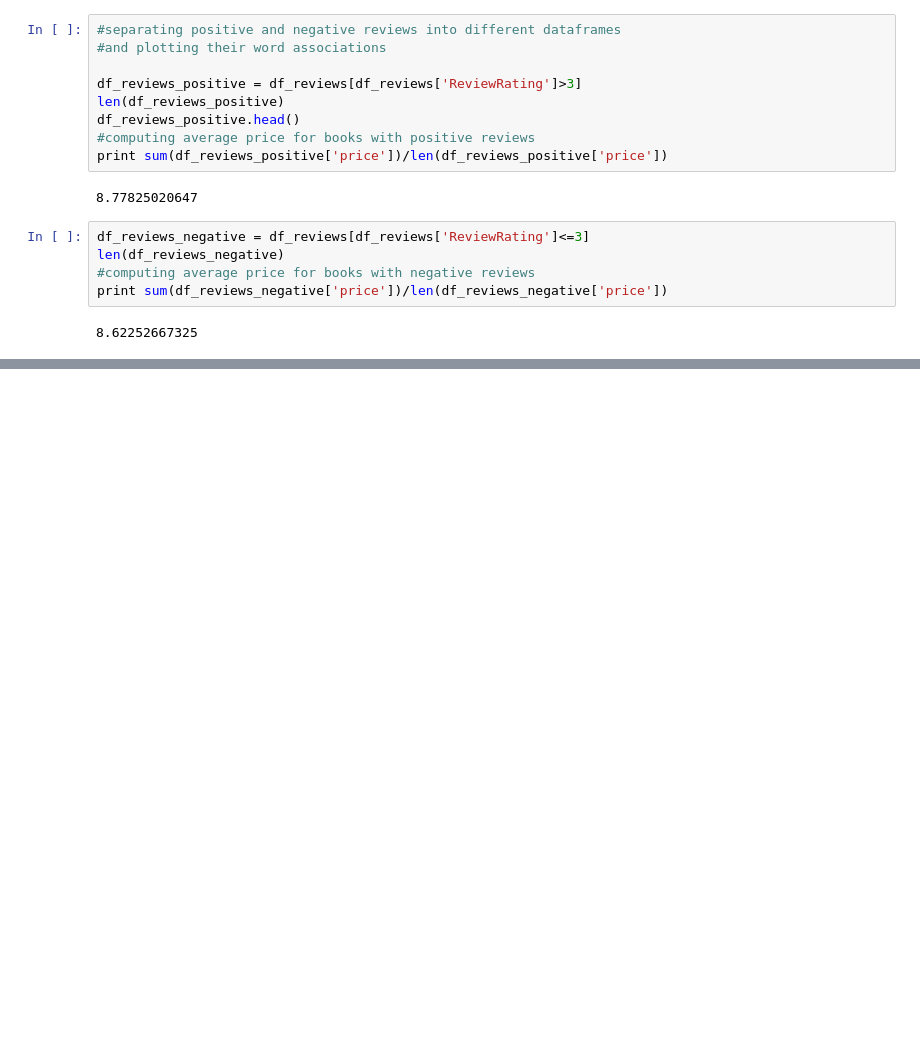
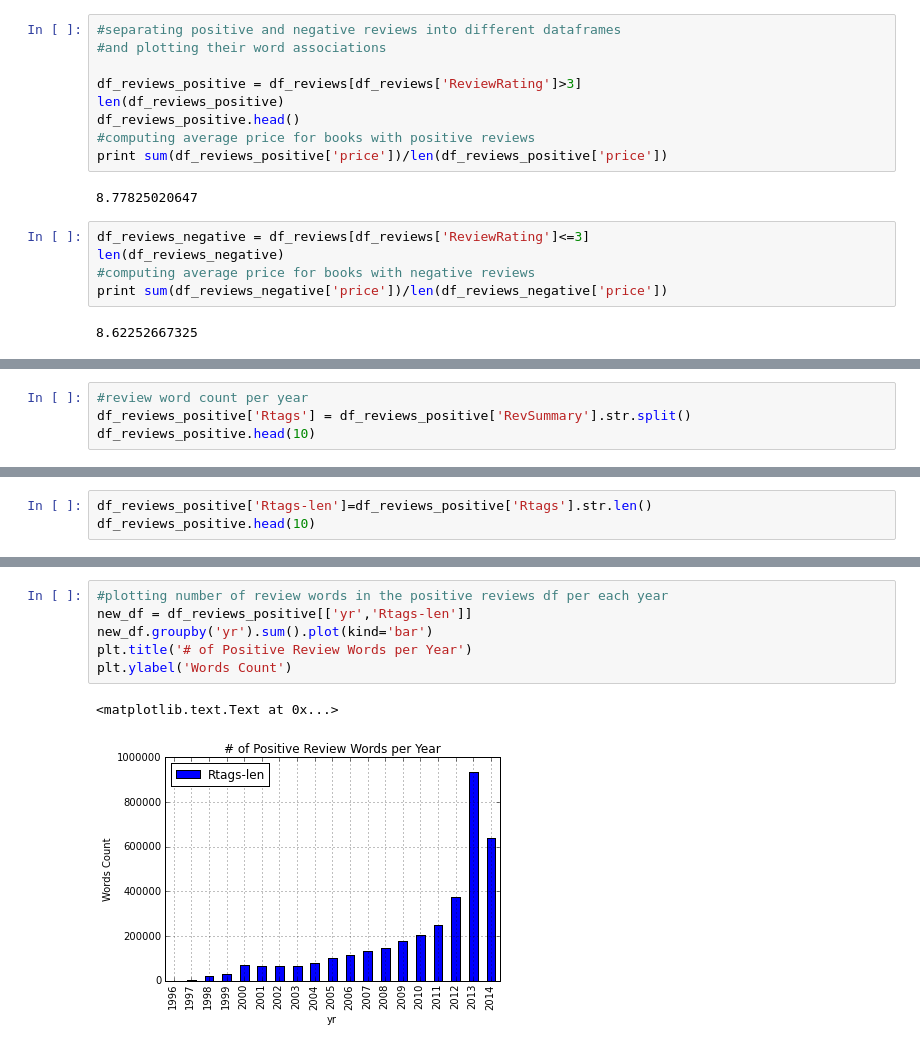
Before and after one commit to hmallajosyula/Amazon-Recommender-System, a Jupyter notebook: Capstone.ipynb, the cells around one changed output, grey strips where cells are left out. Saved outputs shown, nothing was run; the diff lists cells and outputs as text; blank space fills up the shorter version.

```diff
--- a/Capstone.ipynb
+++ b/Capstone.ipynb
@@ -269,0 +342,4 @@ plt.show()
+# %%
+#review word count per year
+df_reviews_positive['Rtags'] = df_reviews_positive['RevSummary'].str.split()
+df_reviews_positive.head(10)
@@ -269,0 +363,3 @@ plt.show()
+# %%
+df_reviews_positive['Rtags-len']=df_reviews_positive['Rtags'].str.len()
+df_reviews_positive.head(10)
@@ -269,0 +384,9 @@ plt.show()
+# %%
+#plotting number of review words in the positive reviews df per each year
+new_df = df_reviews_positive[['yr','Rtags-len']]
+new_df.groupby('yr').sum().plot(kind='bar')
+plt.title('# of Positive Review Words per Year')
+plt.ylabel('Words Count')
+# %% [output]
+<matplotlib.text.Text at 0x...>
+[figure, added]
```
Also changed, not shown: parts of 10 cells of this notebook.
